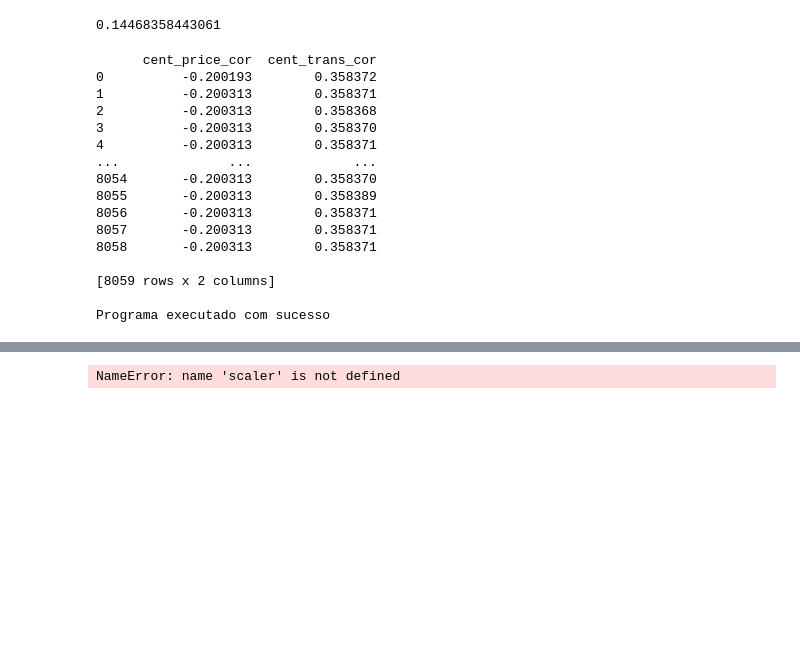
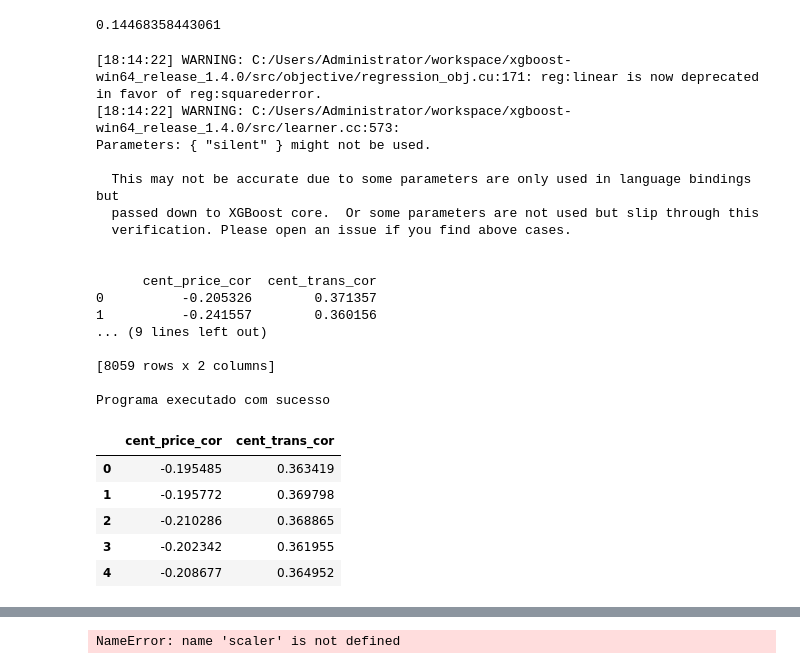
Before and after one commit to UFRJ-Analytica/ITA_2021, a Jupyter notebook: Codigo/ITA_Challenge_2021.ipynb, the cells around one changed output, grey strips where cells are left out. Saved outputs shown, nothing was run; the diff lists cells and outputs as text; code cells hidden in the pictures; blank space fills up the shorter version.

```diff
--- a/Codigo/ITA_Challenge_2021.ipynb
+++ b/Codigo/ITA_Challenge_2021.ipynb
@@ -574,25 +814,23 @@ def geral_resultados_submissao(test_price_pca, test_trans_pca, clf_price, clf_tr
 
     return df_sub
 # %%
-pca = PCA(n_components = 20)
+pca = PCA(n_components = 19)
 
 train_PCA = pca.fit_transform(X)
 
-clf_price = SVR(kernel = 'rbf',
-                C = 0.1,
-                coef0 = 0.01,
-                degree = 3,
-                epsilon = 0.1,
-                gamma = 'auto')
+clf_price = XGBRegressor(colsample_bytree = 0.7,
+                         learning_rate = 0.03,
+                         max_depth = 5,
+                          min_child_weight= 4,
+                          n_estimators= 500,
+                          nthread= 4,
+                          objective= 'reg:linear',
+                          silent= 1,
+                          subsample= 0.7)
 
 clf_price.fit(train_PCA, y_price)
 
-clf_trans = SVR(kernel = 'rbf',
-                C = 0.1,
-                coef0 = 0.01,
-                degree = 3,
-                epsilon = 0.1,
-                gamma = 'auto')
+clf_trans = LinearRegression()
 
 clf_trans.fit(train_PCA, y_trans)
 
@@ -607,18 +845,19 @@ print(df_sub)
 
 print("\nPrograma executado com sucesso \n")
 # %% [output]
+[18:14:22] WARNING: C:/Users/Administrator/workspace/xgboost-win64_release_1.4.0/src/objective/regression_obj.cu:171: reg:linear is now deprecated in favor of reg:squarederror.
+[18:14:22] WARNING: C:/Users/Administrator/workspace/xgboost-win64_release_1.4.0/src/learner.cc:573:
+Parameters: { "silent" } might not be used.
+
+  This may not be accurate due to some parameters are only used in language bindings but
+  passed down to XGBoost core.  Or some parameters are not used but slip through this
+  verification. Please open an issue if you find above cases.
+
+
       cent_price_cor  cent_trans_cor
-0          -0.200193        0.358372
-1          -0.200313        0.358371
-2          -0.200313        0.358368
-3          -0.200313        0.358370
-4          -0.200313        0.358371
-...              ...             ...
-8054       -0.200313        0.358370
-8055       -0.200313        0.358389
-8056       -0.200313        0.358371
-8057       -0.200313        0.358371
-8058       -0.200313        0.358371
+0          -0.205326        0.371357
+1          -0.241557        0.360156
+... (9 lines left out)
 
 [8059 rows x 2 columns]
 
@@ -625,0 +867,9 @@ Programa executado com sucesso
+# %%
+sub_06_05.head()
+# %% [output]
+|  | cent_price_cor | cent_trans_cor |
+| 0 | -0.195485 | 0.363419 |
+| 1 | -0.195772 | 0.369798 |
+| 2 | -0.210286 | 0.368865 |
+| 3 | -0.202342 | 0.361955 |
+| 4 | -0.208677 | 0.364952 |
```
Also changed, not shown: parts of 13 cells of this notebook, 7 other files.
